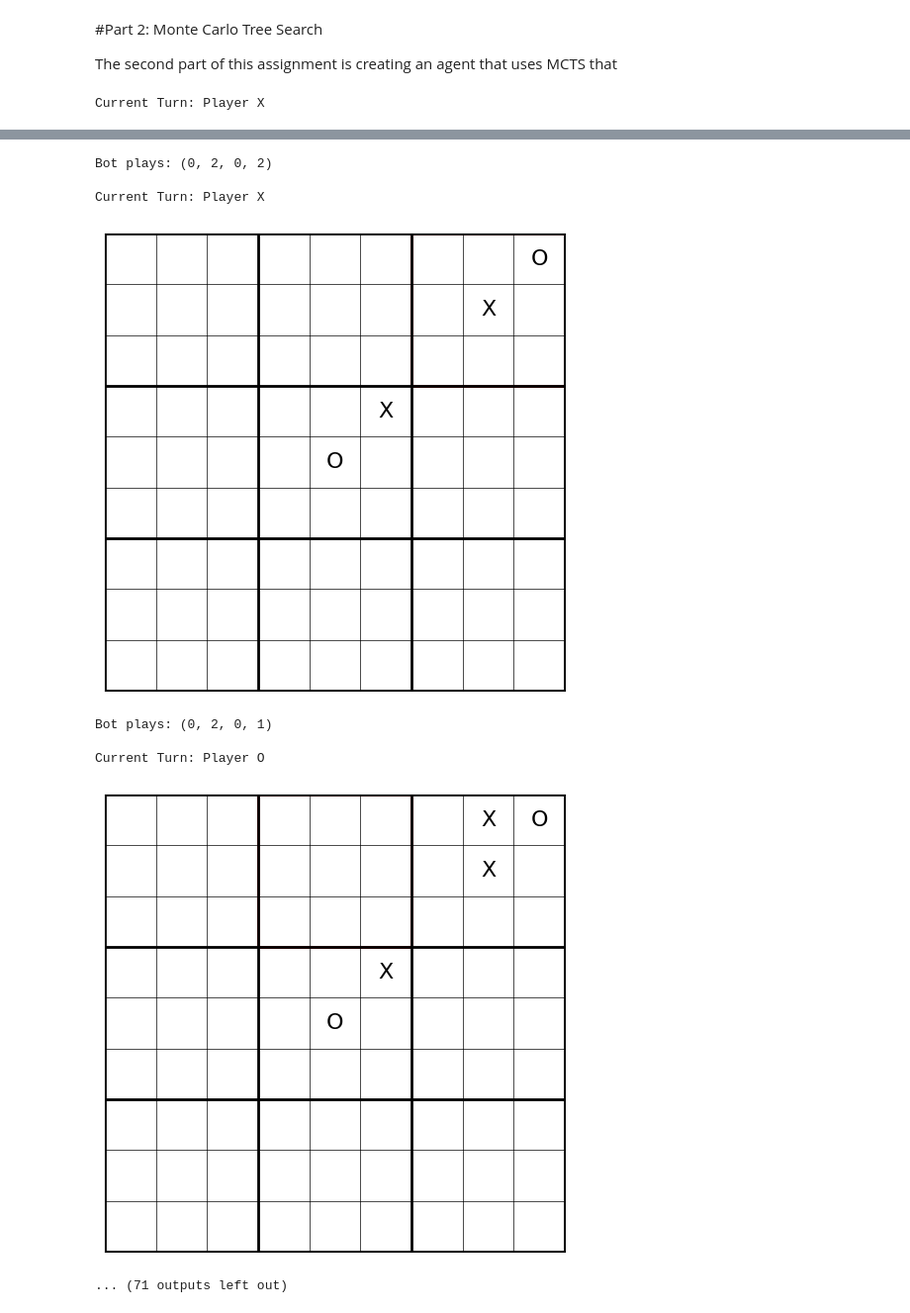
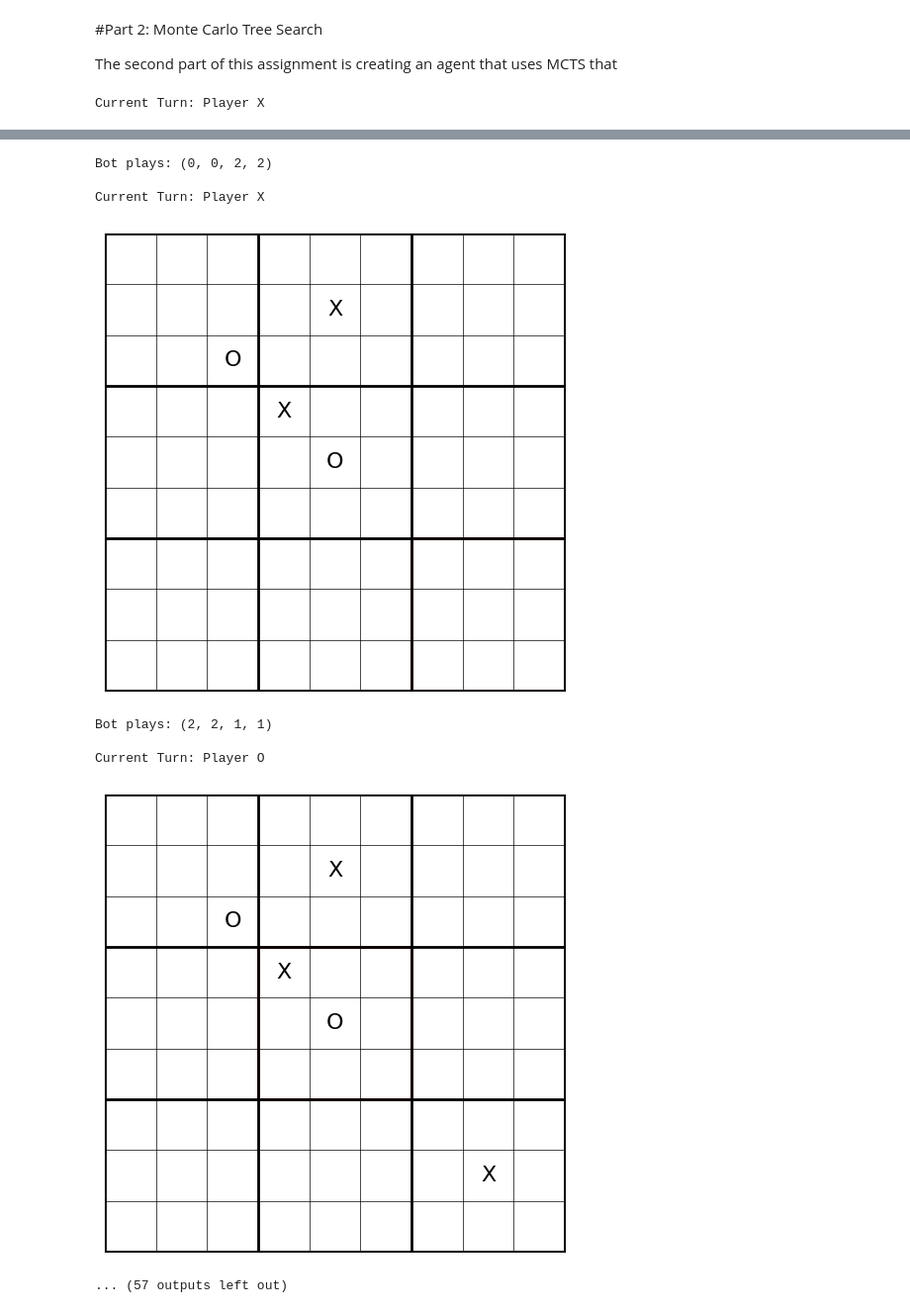
Before and after one commit to Czedros/CSE352-Machine-Learning-Assignments, a Jupyter notebook: CSE352MidtermMakeupAssignmentEmpty.ipynb, the cells around one changed output, grey strips where cells are left out. Shown at 99% size. Saved outputs shown, nothing was run; the diff lists cells and outputs as text; code cells hidden in the pictures.

```diff
--- a/CSE352MidtermMakeupAssignmentEmpty.ipynb
+++ b/CSE352MidtermMakeupAssignmentEmpty.ipynb
@@ -498,3 +312,20 @@ def mcts_puct_bot(game, max_simulations=1000):
+# %%
+def enhanced_copy_ultimate_board(original):
+    """Optimized copy function using memoization"""
+    new_board = UltimateBoard()
+    new_board.current_player = original.current_player
+    new_board.next_board = original.next_board
+    new_board.global_winner = original.global_winner
+
+    for i in range(3):
+        for j in range(3):
+            orig_sb = original.boards[i][j]
+            new_sb = SmallBoard()
+            new_sb.grid = orig_sb.grid.copy()
+            new_sb.winner = orig_sb.winner
+            new_sb.active = orig_sb.active
+            new_board.boards[i][j] = new_sb
+    return new_board
 # %%
 import math
 import random
@@ -710,7 +541,7 @@ def play_game(agent_X=None, agent_O=None):
     else:
         print("Game ended in a draw.")
 
-play_game(agent_X=random_bot, agent_O=enhanced_mcts_bot_wrapper)
+play_game(agent_X=enhanced_mcts_bot_wrapper, agent_O=enhanced_mcts_bot_wrapper)
 # %% [output]
 Current Turn: Player X
 [figure]
@@ -729,9 +560,9 @@ Current Turn: Player O
-Bot plays: (0, 2, 0, 2)
+Bot plays: (0, 0, 2, 2)
 
 Current Turn: Player X
-[figure, old version]
+[figure, new version]
-Bot plays: (0, 2, 0, 1)
+Bot plays: (2, 2, 1, 1)
 
 Current Turn: Player O
-[figure, old version]
+[figure, new version]
-... (71 outputs left out)
+... (57 outputs left out)
```
Also changed, not shown: parts of 16 cells of this notebook.
